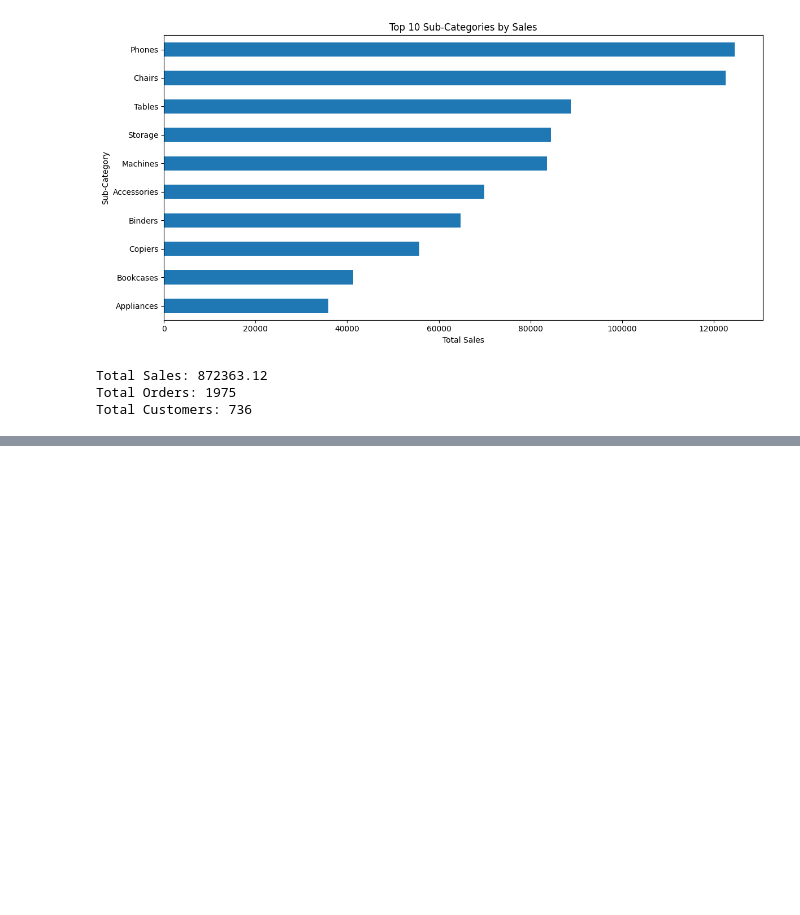
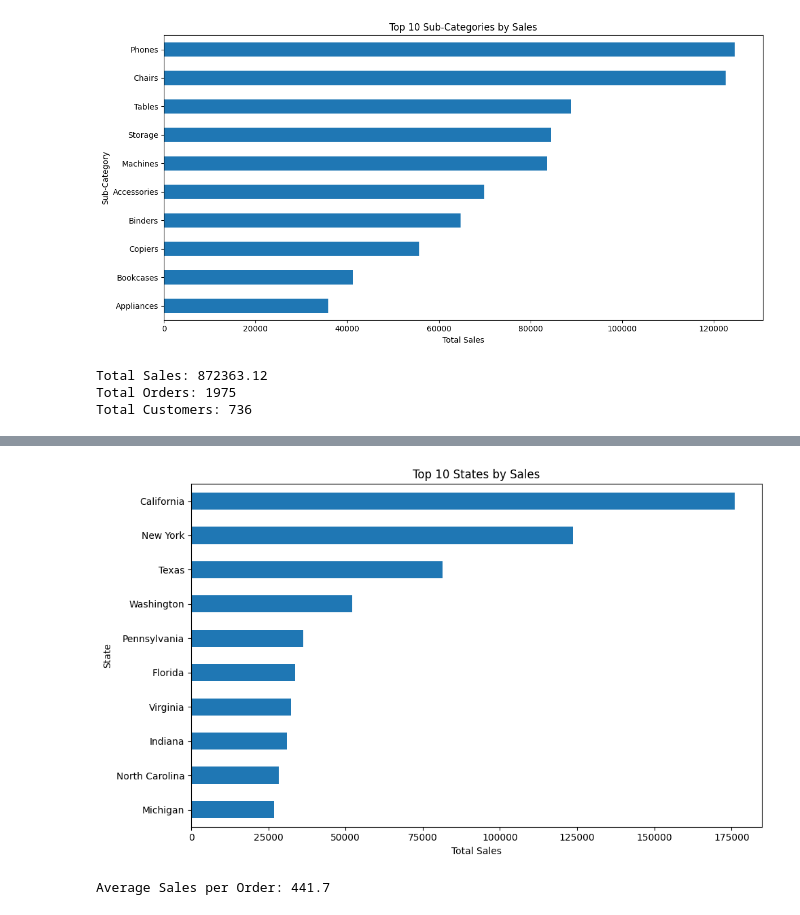
Before and after one commit to ahmd-byte/sales-perfomance-analysis, a Jupyter notebook: notebooks/sales_analysis.ipynb, the cells around one changed output, grey strips where cells are left out. Saved outputs shown, nothing was run; the diff lists cells and outputs as text; code cells hidden in the pictures; blank space fills up the shorter version.

```diff
--- a/notebooks/sales_analysis.ipynb
+++ b/notebooks/sales_analysis.ipynb
@@ -269,0 +299,10 @@ Total Customers: 736
+# %%
+#top 10 sales by state
+top_states = (
+    df_clean.groupby("State")["Sales"]
+    .sum()
+    .sort_values(ascending=False)
+    .head(10)
+)
+
+top_states
@@ -269,0 +322,17 @@ Total Customers: 736
+# %%
+plt.figure(figsize=(10, 6))
+top_states.sort_values().plot(kind="barh")
+plt.title("Top 10 States by Sales")
+plt.xlabel("Total Sales")
+plt.ylabel("State")
+plt.tight_layout()
+plt.savefig("../images/top_10_states.png", dpi=300, bbox_inches="tight")
+plt.show()
+# %% [output]
+[figure, added]
+# %%
+#KPI per order
+average_sales_per_order = total_sales / total_orders
+print("Average Sales per Order:", round(average_sales_per_order, 2))
+# %% [output]
+Average Sales per Order: 441.7
```
Also changed, not shown: parts of 15 cells of this notebook, 6 other files.
